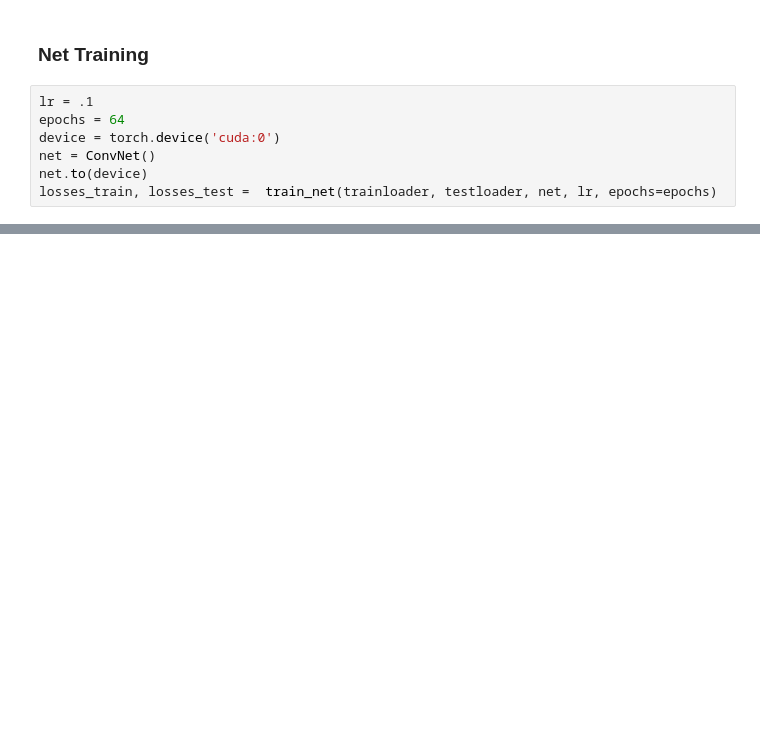
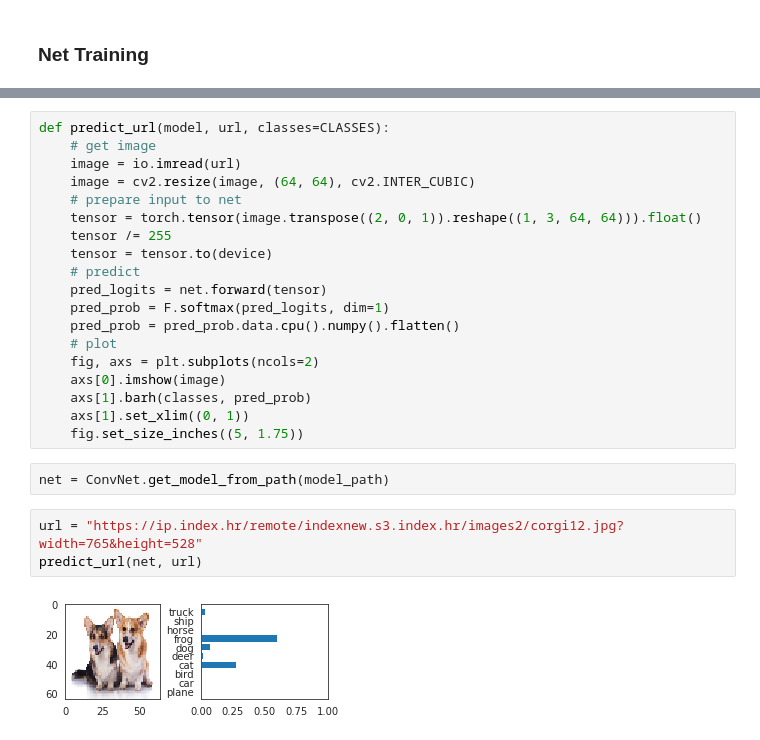
Before and after one commit to skela5528/pytorch-learn, a Jupyter notebook: Image Classification.ipynb, the cells around one changed output, grey strips where cells are left out. Saved outputs shown, nothing was run; the diff lists cells and outputs as text; blank space fills up the shorter version.

```diff
--- a/Image Classification.ipynb
+++ b/Image Classification.ipynb
@@ -177,10 +233,3 @@ def accuracy_from_logits(predicted_logits, y_true):
     return accuracy
 # %% [markdown]
 ### Net Training
-# %%
-lr = .1
-epochs = 64
-device = torch.device('cuda:0')
-net = ConvNet()
-net.to(device)
-losses_train, losses_test =  train_net(trainloader, testloader, net, lr, epochs=epochs)
@@ -213,0 +284,26 @@ plt.legend()
+# %%
+def predict_url(model, url, classes=CLASSES):
+    # get image
+    image = io.imread(url)
+    image = cv2.resize(image, (64, 64), cv2.INTER_CUBIC)
+    # prepare input to net
+    tensor = torch.tensor(image.transpose((2, 0, 1)).reshape((1, 3, 64, 64))).float()
+    tensor /= 255
+    tensor = tensor.to(device)
+    # predict
+    pred_logits = net.forward(tensor)
+    pred_prob = F.softmax(pred_logits, dim=1)
+    pred_prob = pred_prob.data.cpu().numpy().flatten()
+    # plot
+    fig, axs = plt.subplots(ncols=2)
+    axs[0].imshow(image)
+    axs[1].barh(classes, pred_prob)
+    axs[1].set_xlim((0, 1))
+    fig.set_size_inches((5, 1.75))
+# %%
+net = ConvNet.get_model_from_path(model_path)
+# %%
+url = "https://ip.index.hr/remote/indexnew.s3.index.hr/images2/corgi12.jpg?width=765&height=528"
+predict_url(net, url)
+# %% [output]
+[figure, added]
```
Also changed, not shown: parts of 52 cells of this notebook.
